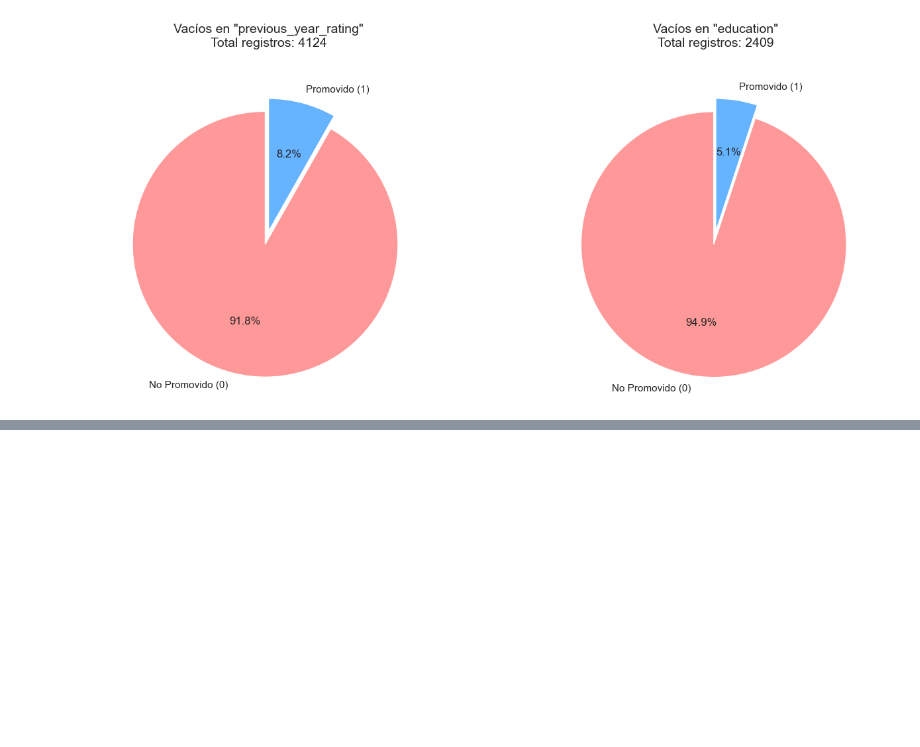
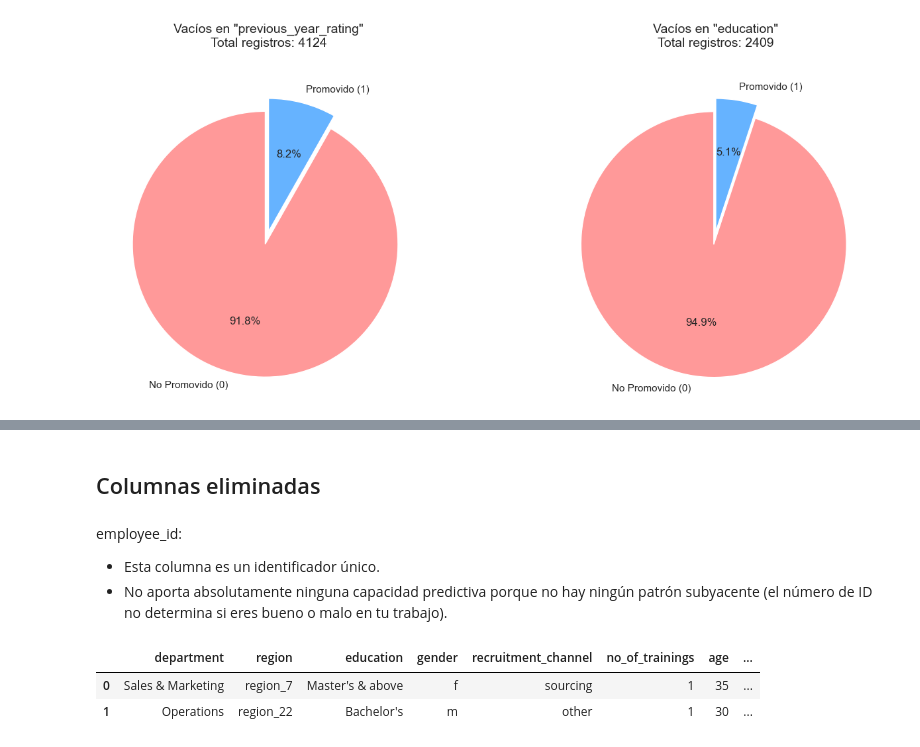
Before and after one commit to lMiaul/ML_TF, a Jupyter notebook: pipeline.ipynb, the cells around one changed output, grey strips where cells are left out. Cells and saved outputs as stored; diff of their text form; code cells hidden in the pictures; blank space fills up the shorter version.

```diff
--- a/pipeline.ipynb
+++ b/pipeline.ipynb
@@ -484,0 +495,5 @@ plt.show()
+# %%
+# Para la calificación numérica, rellenamos con 0 (indicando 'Sin Evaluación')
+df['previous_year_rating'] = df['previous_year_rating'].fillna(0)
+# Para la educación, rellenamos con una categoría nueva
+df['education'] = df['education'].fillna('Desconocido')
@@ -484,0 +516,15 @@ plt.show()
+# %% [markdown]
+## Columnas eliminadas
+# %% [markdown]
+employee_id:
+- Esta columna es un identificador único.
+- No aporta absolutamente ninguna capacidad predictiva porque no hay ningún patrón subyacente (el número de ID no determina si eres bueno o malo en tu trabajo).
+# %%
+# Eliminar la columna employee_id (axis=1 significa que borras una columna, no una fila)
+df = df.drop(['employee_id'], axis=1)
+
+display(df.head(2))
+# %% [output]
+|  | department | region | education | gender | recruitment_channel | no_of_trainings | age | ... |
+| 0 | Sales & Marketing | region_7 | Master's & above | f | sourcing | 1 | 35 | ... |
+| 1 | Operations | region_22 | Bachelor's | m | other | 1 | 30 | ... |
```
Also changed, not shown: parts of 4 cells of this notebook.
